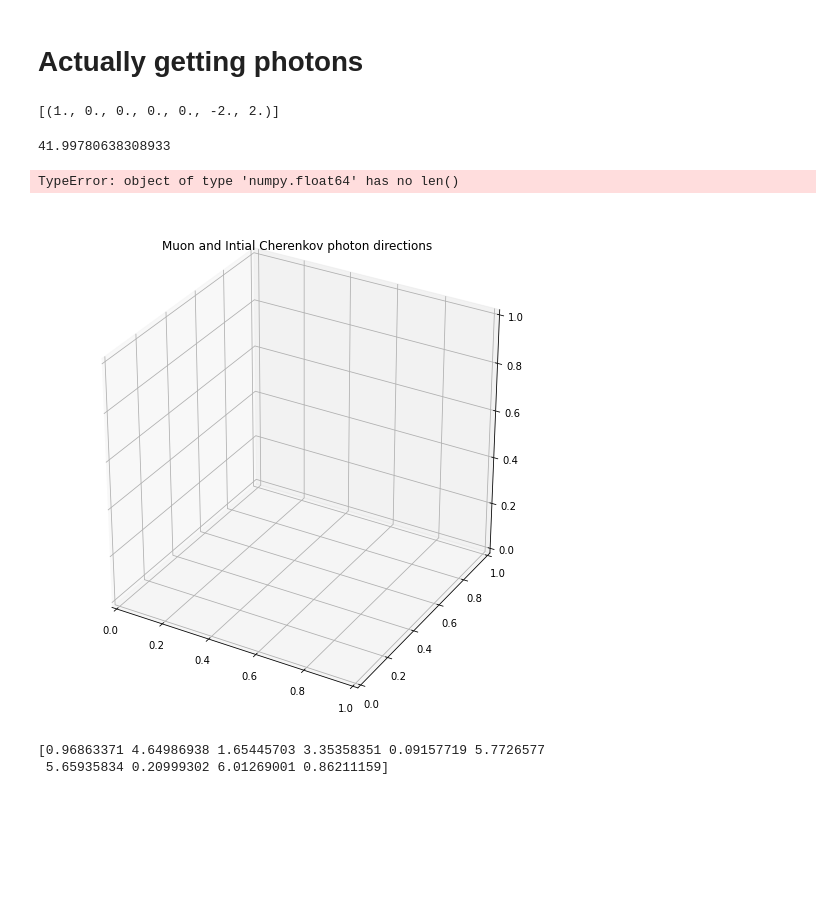
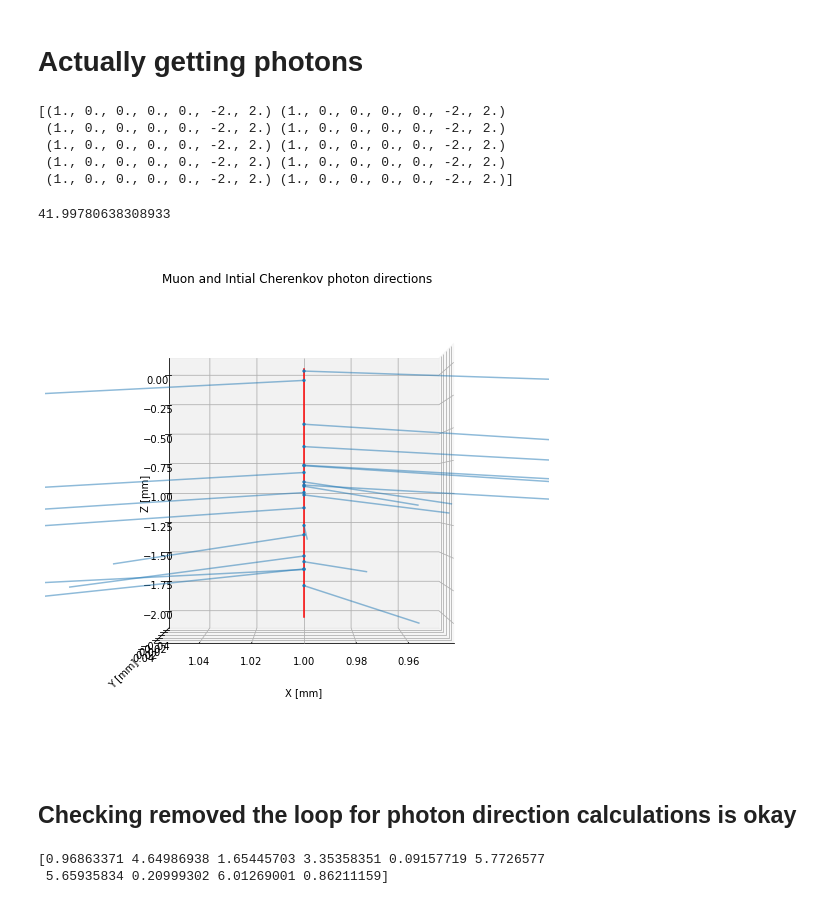
Before and after one commit to eklem1/OD_work, a Jupyter notebook: CherenkovGen/CherenkovLight.ipynb, the cells around one changed output. Drawn from its saved outputs; the diff is of its cells as text; code cells hidden in the pictures; blank space fills up the shorter version.

```diff
--- a/CherenkovGen/CherenkovLight.ipynb
+++ b/CherenkovGen/CherenkovLight.ipynb
@@ -408,7 +201,7 @@ def propagateChere_init(parentPtcl):
     #Return the photon hit positions - I want just their initial positions
     return photons
 # %%
-numMuons = 1
+numMuons = 10
 muon = np.zeros(numMuons, dtype=ptcl)
 
 muon['x'] = 1.0
@@ -420,7 +213,11 @@ muon['tracklength'] = 2.0
 
 print(muon)
 # %% [output]
-[(1., 0., 0., 0., 0., -2., 2.)]
+[(1., 0., 0., 0., 0., -2., 2.) (1., 0., 0., 0., 0., -2., 2.)
+ (1., 0., 0., 0., 0., -2., 2.) (1., 0., 0., 0., 0., -2., 2.)
+ (1., 0., 0., 0., 0., -2., 2.) (1., 0., 0., 0., 0., -2., 2.)
+ (1., 0., 0., 0., 0., -2., 2.) (1., 0., 0., 0., 0., -2., 2.)
+ (1., 0., 0., 0., 0., -2., 2.) (1., 0., 0., 0., 0., -2., 2.)]
 # %%
 photons = propagateChere_init(muon[0])
 
@@ -461,42 +258,43 @@ axes = mplot3d.Axes3D(fig)
 
 plt.title("Muon and Intial Cherenkov photon directions")#, pad=-1)
 
-axes.plot3D(muonPath[0][0], muonPath[1][0], muonPath[2][0], 'red', marker='o')
+# axes.plot3D(muonPath[0][0], muonPath[1][0], muonPath[2][0], 'red', marker='o')
 
 axes.plot3D(muonPath[0], muonPath[1], muonPath[2], 'red')#, alpha=0.4)
 
 p = axes.scatter3D(photons['x'], photons['y'], photons['z'], s=5)# , c=angle, cmap='viridis') #, vmin=0, vmax=ELs_max)
 # Q = axes.quiver(photons['x'], photons['y'], photons['z'],photons['px'], photons['py'], photons['pz'], \
 #                 length=0.0005, alpha=0.5, arrow_length_ratio=0)#, normalize=True, alpha=0.5)
 
 Q = axes.quiver(photons['x'], photons['y'], photons['z'],photonMomentumUnit[0], photonMomentumUnit[1], photonMomentumUnit[2], \
                 length=1, alpha=0.5, arrow_length_ratio=0.0)#, normalize=True, alpha=0.5)
 
 # addGeometry(axes, parts=['PMTconnect','PMTGlass', 'OC'])  #'WT' ,
 
 # axes.set_xlim3d(-300, 300)
 # axes.set_ylim3d(-300, 300)
 # axes.set_zlim3d(-7400, -6930)
 
 axes.set_xlabel("X [mm]")
 axes.set_ylabel("Y [mm]")
 axes.set_zlabel("Z [mm]")
 axes.xaxis.labelpad=20
 axes.yaxis.labelpad=15
 # axes.zaxis.labelpad=15
 
 # axes.legend()
 
 #change angle of view - (elev2ation, azimuth) angles in degrees
 # ‘elev’ stores the elevation angle in the z plane. ‘azim’ stores the azimuth angle in the x,y plane.
 axes.view_init(0, 90)
 
 # 0, 90 - XZ plane; 90, 90 - top view
 
 plt.show()
 # %% [output]
-TypeError: object of type 'numpy.float64' has no len()
-[figure, old version]
+[figure, new version]
+# %% [markdown]
+## Checking removed the loop for photon direction calculations is okay
 # %%
 np.random.seed(12)
 
```
Also changed, not shown: parts of 13 cells of this notebook, 2 other files.
